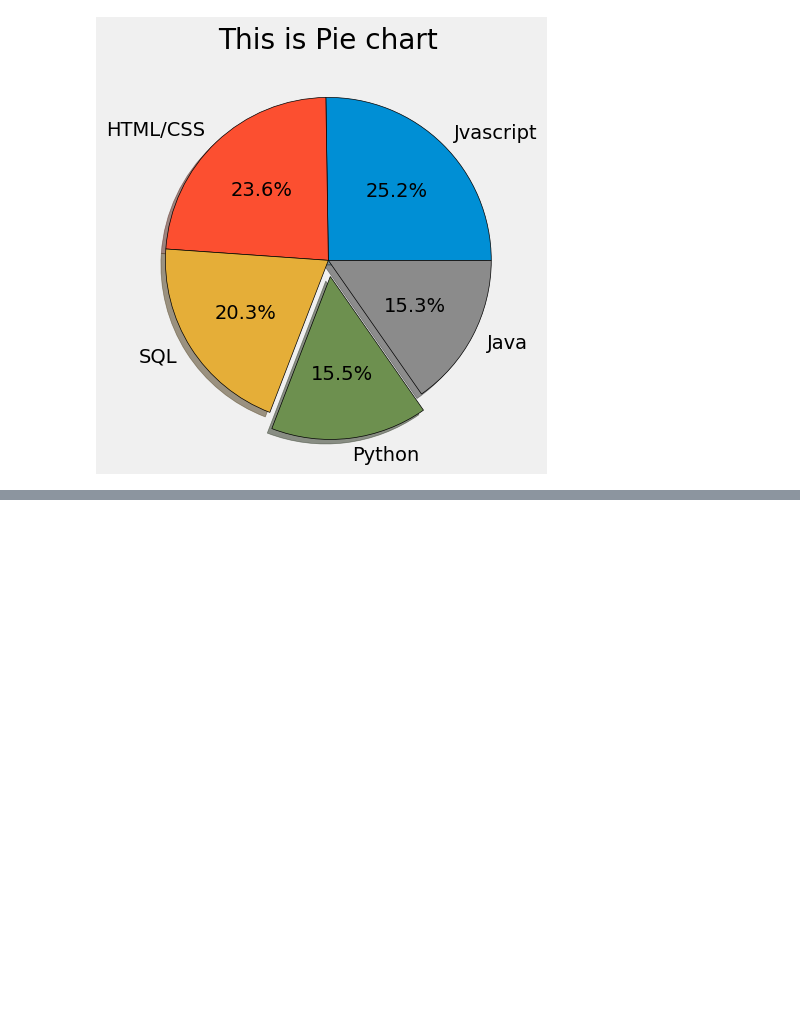
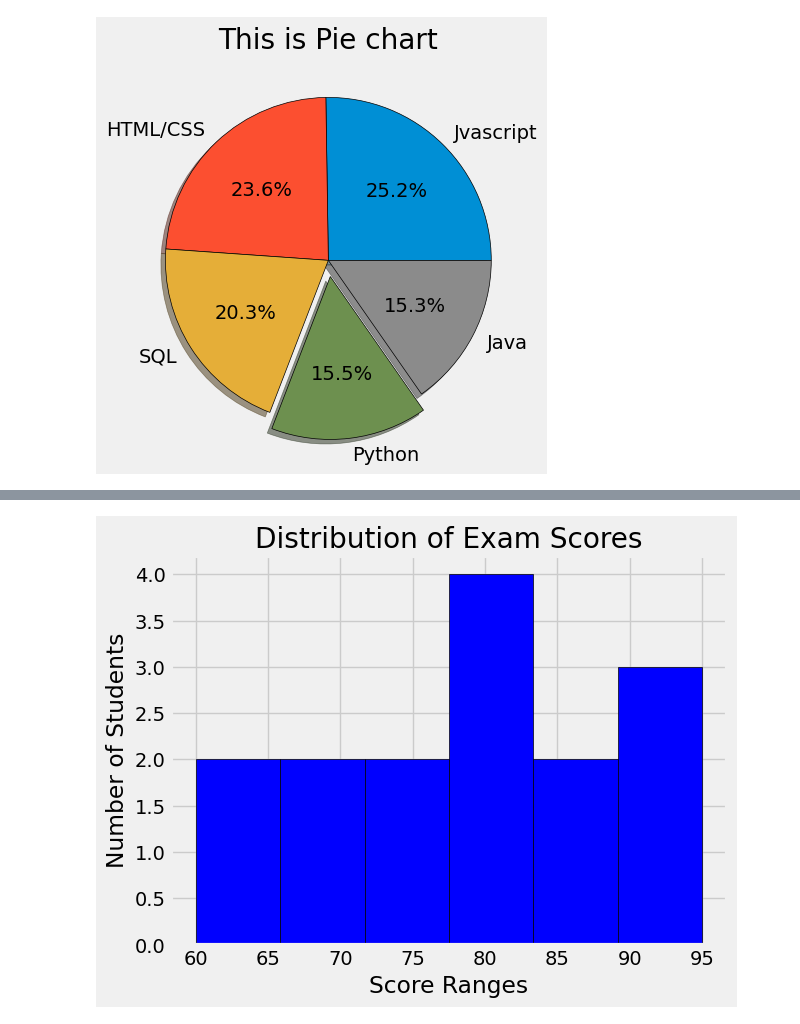
Before and after one commit to Mostafij-k/Python-Learning, a Jupyter notebook: Data/MatplotLib.ipynb, the cells around one changed output, grey strips where cells are left out. Saved outputs shown, nothing was run; the diff lists cells and outputs as text; code cells hidden in the pictures; blank space fills up the shorter version.

```diff
--- a/Data/MatplotLib.ipynb
+++ b/Data/MatplotLib.ipynb
@@ -105,0 +137,16 @@ plt.show()
+# %%
+# Histogram
+from matplotlib import pyplot as plt
+import pandas as pd
+plt.style.use("fivethirtyeight")
+# Load the data
+df=pd.read_csv('exam_scores.csv')
+# Plot the histogram of scores
+plt.hist(df['Score'], bins=6, color='Blue', edgecolor='Black')
+# label the plot
+plt.title('Distribution of Exam Scores')
+plt.xlabel('Score Ranges')
+plt.ylabel('Number of Students')
+plt.show()
+# %% [output]
+[figure, added]
```
Also changed, not shown: parts of 2 cells of this notebook, 1 other file.
